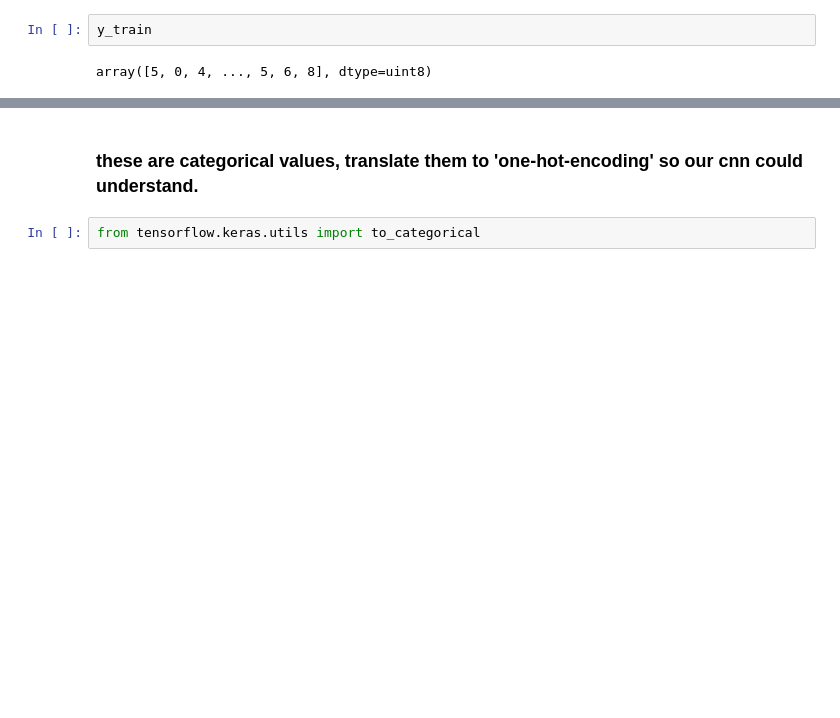
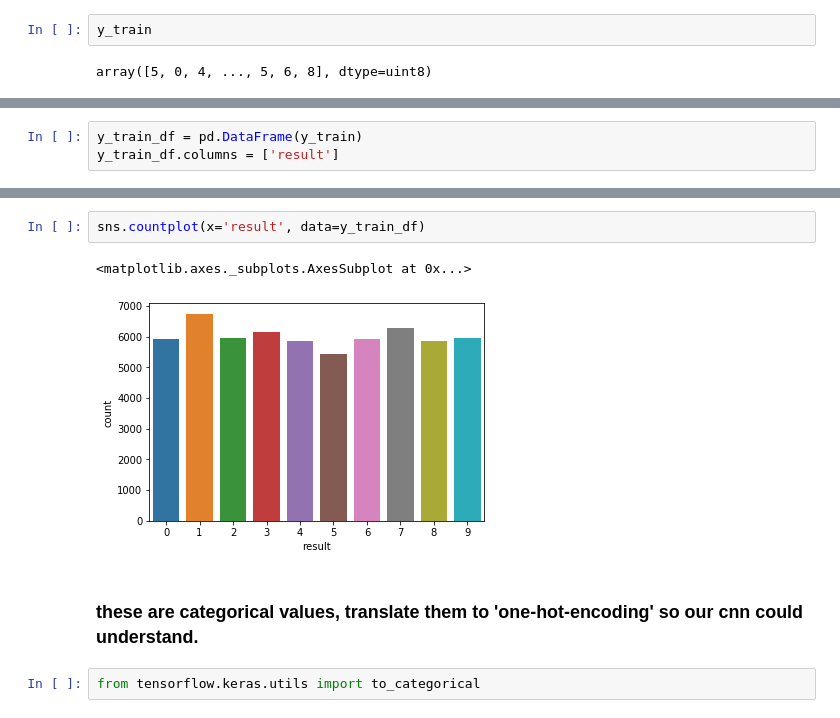
Before and after one commit to agrawalsourabh/MNIST-handwritten, a Jupyter notebook: MNIST-Handwritten.ipynb, the cells around one changed output, grey strips where cells are left out. Cells and saved outputs as stored; diff of their text form; blank space fills up the shorter version.

```diff
--- a/MNIST-Handwritten.ipynb
+++ b/MNIST-Handwritten.ipynb
@@ -59,0 +68,3 @@ array([5, 0, 4, ..., 5, 6, 8], dtype=uint8)
+# %%
+y_train_df = pd.DataFrame(y_train)
+y_train_df.columns = ['result']
@@ -60,3 +87,8 @@ array([5, 0, 4, ..., 5, 6, 8], dtype=uint8)
+# %%
+sns.countplot(x='result', data=y_train_df)
+# %% [output]
+<matplotlib.axes._subplots.AxesSubplot at 0x...>
+[figure, added]
 # %% [markdown]
 ### these are categorical values, translate them to 'one-hot-encoding' so our cnn could understand.
 # %%
```
Also changed, not shown: parts of 51 cells of this notebook, 11 other files.
